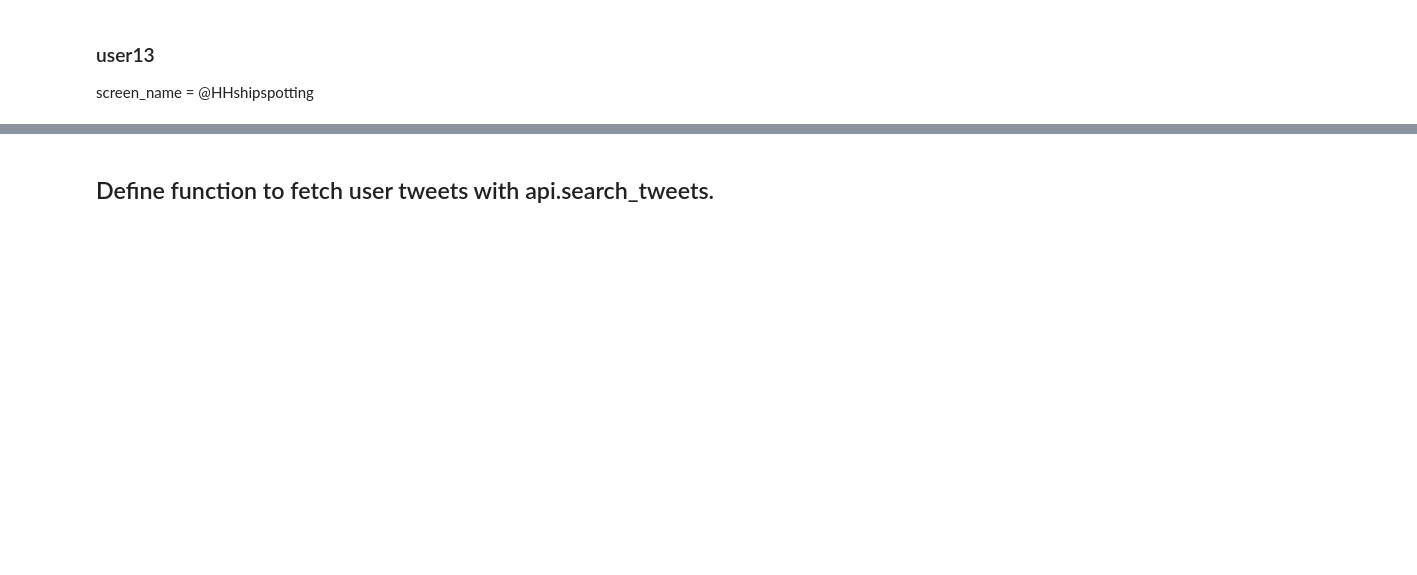
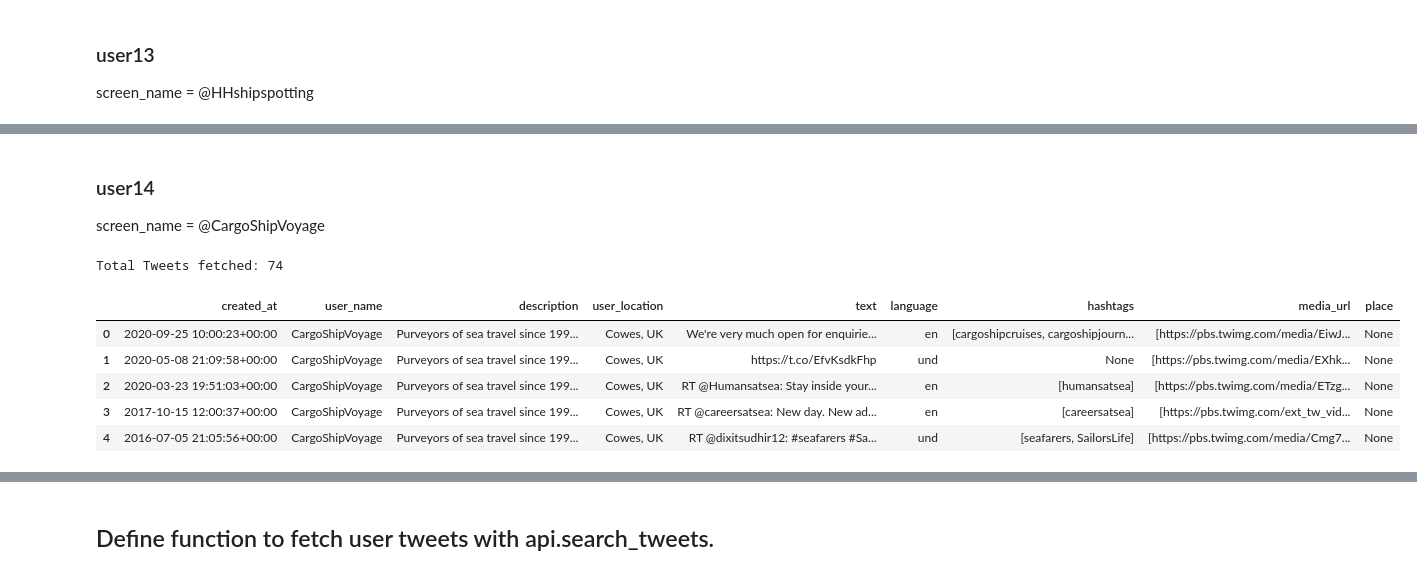
Before and after one commit to EloiseX/Business-Prcticum, a Jupyter notebook: data_processing/twitter_scraping.ipynb, the cells around one changed output, grey strips where cells are left out. Cells and saved outputs as stored; diff of their text form; code cells hidden in the pictures; blank space fills up the shorter version.

Commit message:
Added more user tweets to the merged file.

```diff
--- a/data_processing/twitter_scraping.ipynb
+++ b/data_processing/twitter_scraping.ipynb
@@ -360,3 +360,23 @@ Total Tweets fetched: 41
 # %%
 # export dataframe to csv file
 user13.to_csv('C:/Users/tivon/projects/twitter_project/data/user_tweets_hhshipspotting.csv', index = False)
+# %% [markdown]
+### user14
+screen_name = @CargoShipVoyage
+# %%
+# Use getUserTweets function (screen_name = 'CargoShipVoyage', count = 1000)
+user14 = getUserTweets('CargoShipVoyage', 1000)
+
+# show total number of tweets
+print("Total Tweets fetched:", len(user14))
+
+# show the dataframe
+user14.head()
+# %% [output]
+Total Tweets fetched: 74
+|  | created_at | user_name | description | user_location | text | language | hashtags | media_url | place |
+| 0 | 2020-09-25 10:00:23+00:00 | CargoShipVoyage | Purveyors of sea travel since 199... | Cowes, UK | We're very much open for enquirie... | en | [cargoshipcruises, cargoshipjourn... | [https://pbs.twimg.com/media/EiwJ... | None |
+| 1 | 2020-05-08 21:09:58+00:00 | CargoShipVoyage | Purveyors of sea travel since 199... | Cowes, UK | https://t.co/EfvKsdkFhp | und | None | [https://pbs.twimg.com/media/EXhk... | None |
+| 2 | 2020-03-23 19:51:03+00:00 | CargoShipVoyage | Purveyors of sea travel since 199... | Cowes, UK | RT @Humansatsea: Stay inside your... | en | [humansatsea] | [https://pbs.twimg.com/media/ETzg... | None |
+| 3 | 2017-10-15 12:00:37+00:00 | CargoShipVoyage | Purveyors of sea travel since 199... | Cowes, UK | RT @careersatsea: New day. New ad... | en | [careersatsea] | [https://pbs.twimg.com/ext_tw_vid... | None |
+| 4 | 2016-07-05 21:05:56+00:00 | CargoShipVoyage | Purveyors of sea travel since 199... | Cowes, UK | RT @dixitsudhir12: #seafarers #Sa... | und | [seafarers, SailorsLife] | [https://pbs.twimg.com/media/Cmg7... | None |
```
Also changed, not shown: parts of 11 cells of this notebook, 6 other files.
